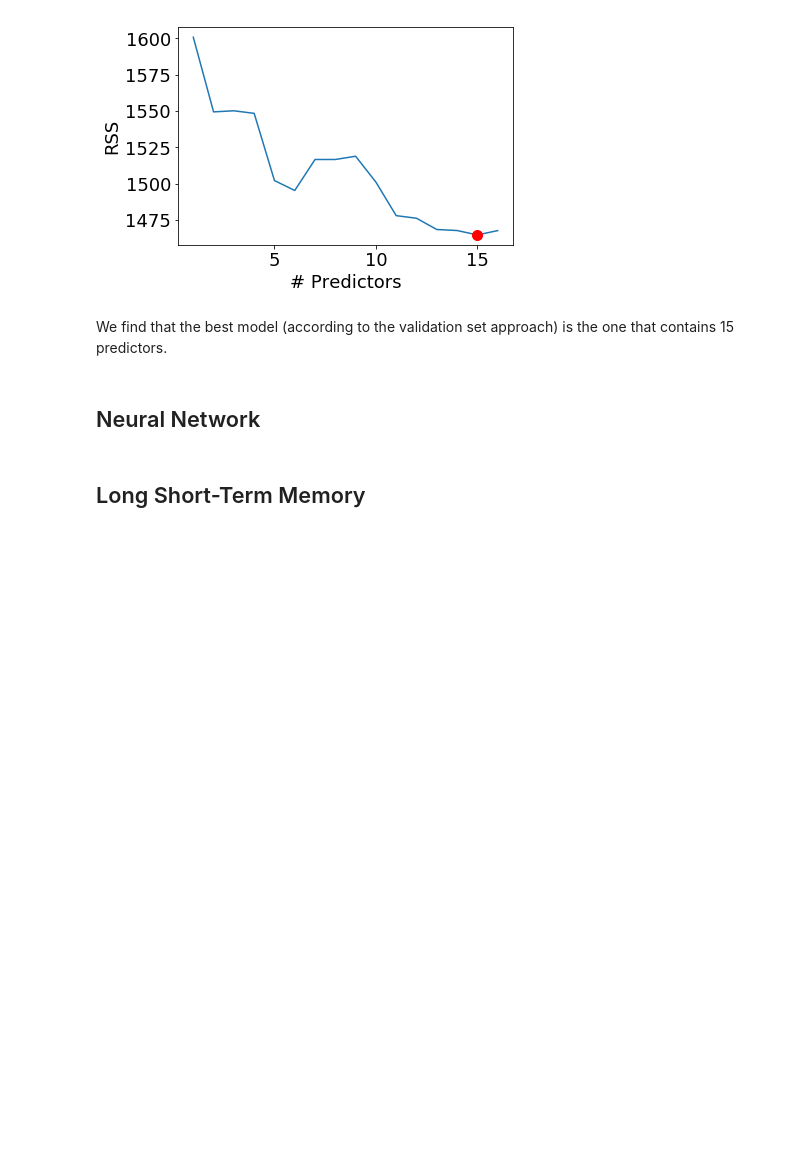
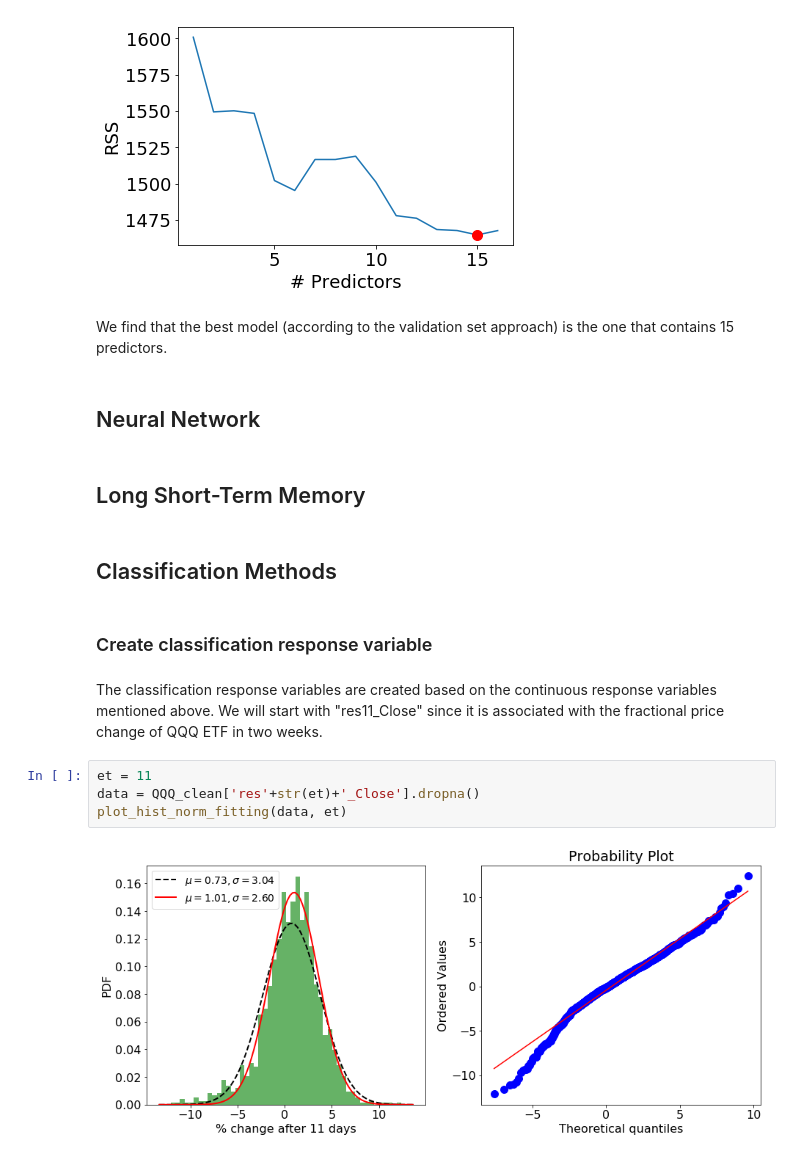
Before and after one commit to RobBinS83/Incubator_challenge, a Jupyter notebook: Incubator_challenge_section_1.ipynb, the cells around one changed output. Drawn from its saved outputs; the diff is of its cells as text; blank space fills up the shorter version.

```diff
--- a/Incubator_challenge_section_1.ipynb
+++ b/Incubator_challenge_section_1.ipynb
@@ -804,3 +804,15 @@ We find that the best model (according to the validation set approach) is the on
 ## Neural Network
 # %% [markdown]
 ## Long Short-Term Memory
+# %% [markdown]
+## Classification Methods
+# %% [markdown]
+### Create classification response variable
+# %% [markdown]
+The classification response variables are created based on the continuous response variables mentioned above. We will start with "res11_Close" since it is associated with the fractional price change of QQQ ETF in two weeks.
+# %%
+et = 11
+data = QQQ_clean['res'+str(et)+'_Close'].dropna()
+plot_hist_norm_fitting(data, et)
+# %% [output]
+[figure, added]
```
Also changed, not shown: parts of 5 cells of this notebook.
